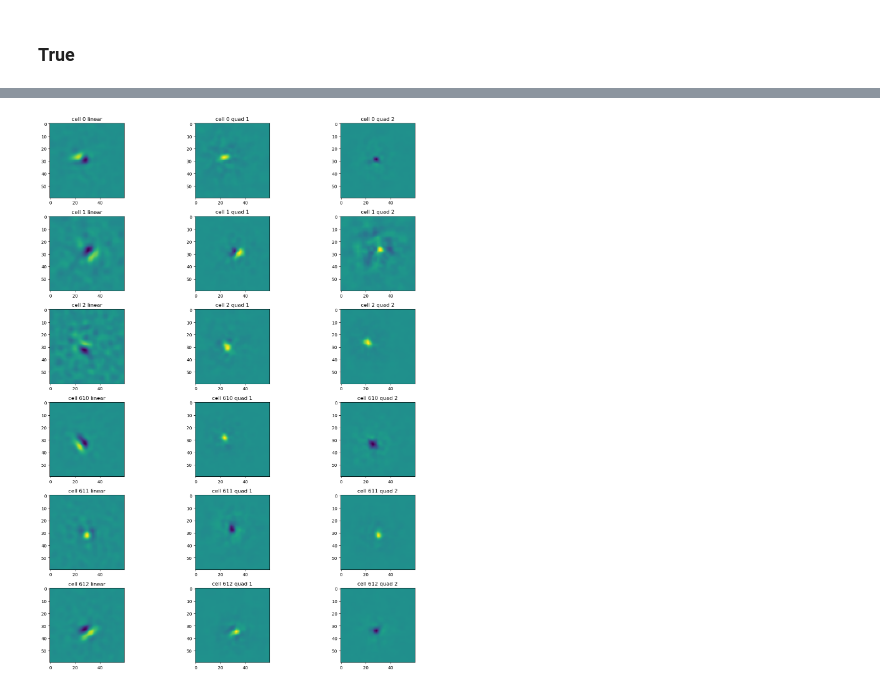
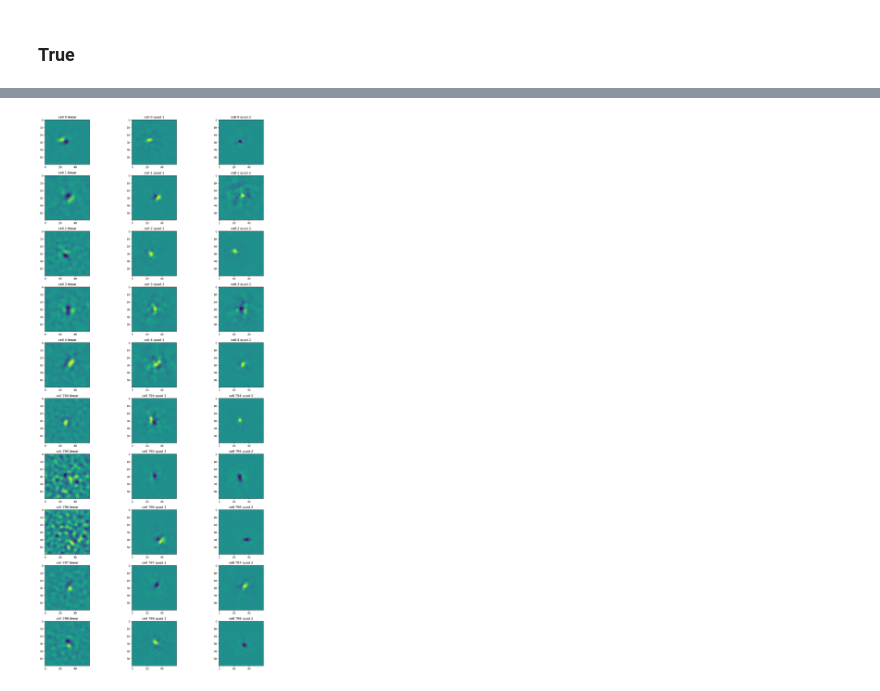
Before and after one commit to IsabelF98/Cloud_SynthData_Proj, a Jupyter notebook: model_pred_test.ipynb, the cells around one changed output, grey strips where cells are left out. Saved outputs shown, nothing was run; the diff lists cells and outputs as text; code cells hidden in the pictures.

```diff
--- a/model_pred_test.ipynb
+++ b/model_pred_test.ipynb
@@ -104,7 +110,7 @@ Spatial mu0: (794, 2)
 # %% [markdown]
 ## Load Model
 # %%
-cnn = NDN.load_model_zip('models/1016_three_layer_model_ORICONV_CNN_L4_None_maxreg.ndn')
+cnn = NDN.load_model_zip('models/1113_four_layer_model_ORICONV_CNN_L4_and_L23_L4_core.ndn')
 cnn.block_sample = True
 cnn.list_parameters()
 # %% [output]
@@ -367,6 +394,6 @@ comb_net = FFnetwork.ffnet_dict( xstim_n=None, ffnet_n=[0,1], layer_list=[comb_l
 # %%
 pred_gqms = []
-for ii in range(3):
+for ii in range(5):
     i = L4_exc_idx[ii]
     gdata = GenericDataset( {'stim': data[data.val_blks]['stim'],
                          'robs': torch.tensor(preds[:,i], dtype=torch.float32),
@@ -384,8 +411,8 @@ for ii in range(3):
 
     gdata = None
 
-for ii in range(3):
-    i = L4_inh_idx[ii]
+for ii in range(5):
+    i = L23_exc_idx[ii]
     gdata = GenericDataset( {'stim': data[data.val_blks]['stim'],
                          'robs': torch.tensor(preds[:,i], dtype=torch.float32),
                          'dfs':data[data.val_blks]['dfs'][:,i]}, device=device)
@@ -417,25 +448,25 @@ pred_gqms[0].get_weights(ffnet_target=1).shape
 # %% [output]
 (60, 60, 11, 2)
 # %%
-ss(6,3)
+ss(10,3)
 k = 1
-for i in range(6):
-    if i < 3:
+for i in range(10):
+    if i < 5:
         l = L4_exc_idx[i]
     else:
-        l = L4_inh_idx[i]
+        l = L23_exc_idx[i-5]
 
-    plt.subplot(6,3,k)
+    plt.subplot(10,3,k)
     imagesc(pred_gqms[i].get_weights(ffnet_target=0)[:,:,-2,0])
     plt.title('cell '+str(l)+' linear')
     k += 1
 
-    plt.subplot(6,3,k)
+    plt.subplot(10,3,k)
     imagesc(pred_gqms[i].get_weights(ffnet_target=1)[:,:,-2,0])
     plt.title('cell '+str(l)+' quad 1')
     k += 1
 
-    plt.subplot(6,3,k)
+    plt.subplot(10,3,k)
     imagesc(pred_gqms[i].get_weights(ffnet_target=1)[:,:,-2,1])
     plt.title('cell '+str(l)+' quad 2')
     k += 1
@@ -447,6 +478,6 @@ plt.show()
 ### True
 # %%
 aux_gqms = np.load('data/all_neuron_GQM_weights_sqrad_0.3.pkl', allow_pickle=True)
-true_gqms = aux_gqms[L4_idx,:,:,:,:]
+true_gqms = aux_gqms[V1_idx,:,:,:,:]
 print(true_gqms.shape)
 # %% [output]
@@ -454,27 +485,27 @@ print(true_gqms.shape)
 # %%
-ss(6,3)
+ss(10,3)
 k = 1
-for i in range(6):
-    if i < 3:
+for i in range(10):
+    if i < 5:
         l = L4_exc_idx[i]
     else:
-        l = L4_inh_idx[i]
+        l = L23_exc_idx[i-5]
 
-    plt.subplot(6,3,k)
+    plt.subplot(10,3,k)
     imagesc(true_gqms[l,:,:,-2,0])
     plt.title('cell '+str(l)+' linear')
     k += 1
 
-    plt.subplot(6,3,k)
+    plt.subplot(10,3,k)
     imagesc(true_gqms[l,:,:,-2,1])
     plt.title('cell '+str(l)+' quad 1')
     k += 1
 
-    plt.subplot(6,3,k)
+    plt.subplot(10,3,k)
     imagesc(true_gqms[l,:,:,-2,2])
     plt.title('cell '+str(l)+' quad 2')
     k += 1
 plt.tight_layout()
 plt.show()
 # %% [output]
-[figure, old version]
+[figure, new version]
```
Also changed, not shown: parts of 14 cells of this notebook, 4 other files.
